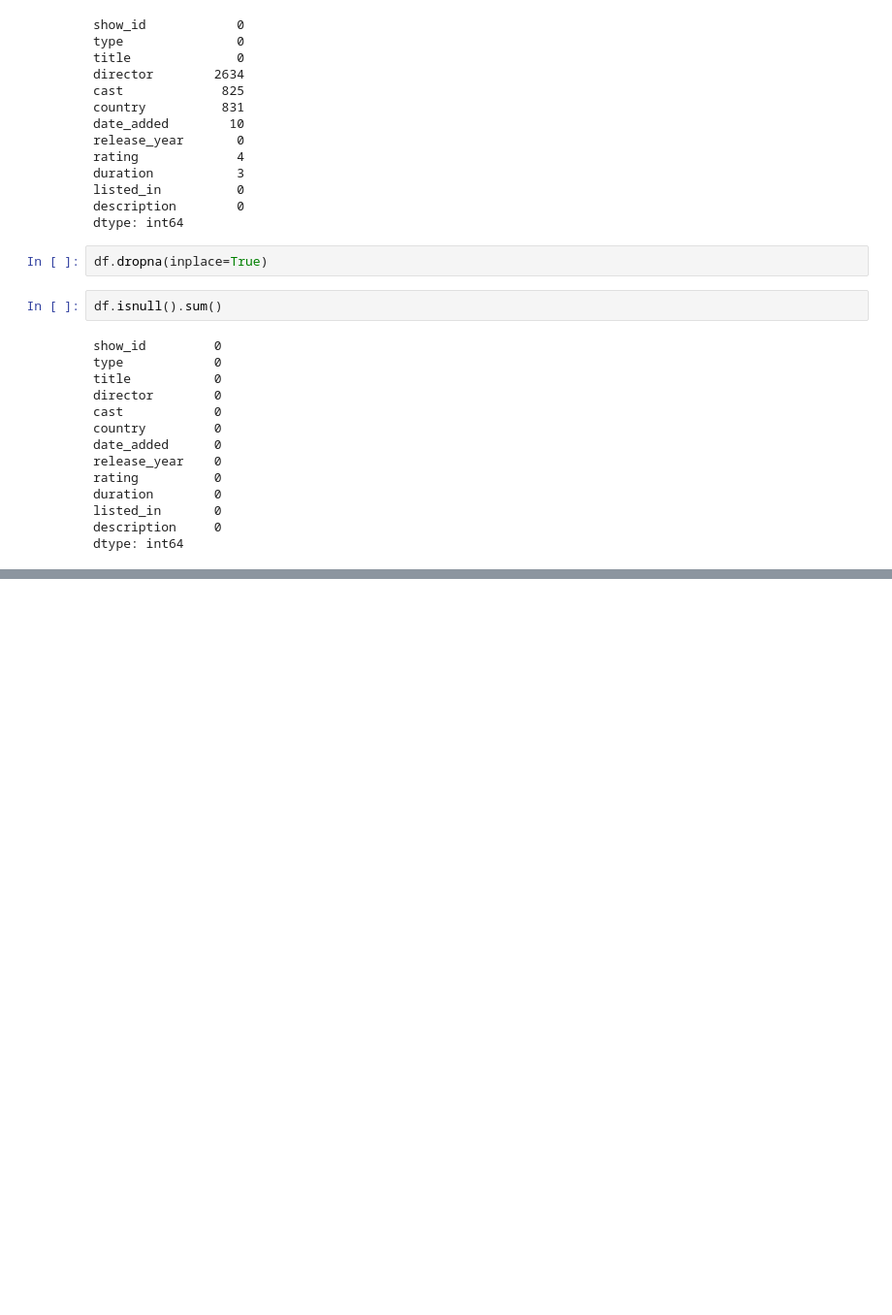
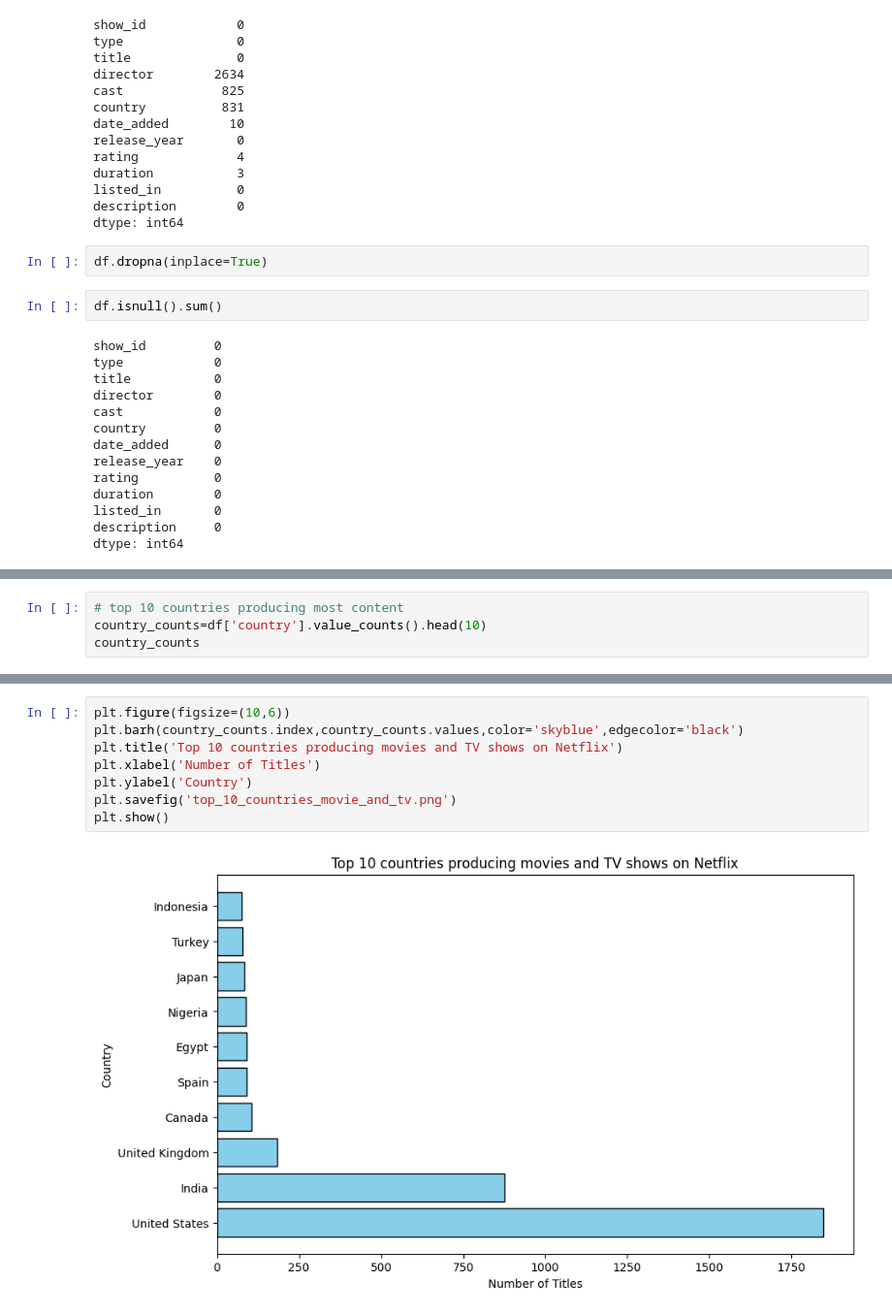
Before and after one commit to sky-shiva/Netflix_DataViz_Matplotlib, a Jupyter notebook: demo.ipynb, the cells around one changed output, grey strips where cells are left out. Shown at 97% size. Saved outputs shown, nothing was run; the diff lists cells and outputs as text; blank space fills up the shorter version.

```diff
--- a/demo.ipynb
+++ b/demo.ipynb
@@ -86,0 +90,4 @@ df.shape
+# %%
+# top 10 countries producing most content
+country_counts=df['country'].value_counts().head(10)
+country_counts
@@ -86,0 +107,10 @@ df.shape
+# %%
+plt.figure(figsize=(10,6))
+plt.barh(country_counts.index,country_counts.values,color='skyblue',edgecolor='black')
+plt.title('Top 10 countries producing movies and TV shows on Netflix')
+plt.xlabel('Number of Titles')
+plt.ylabel('Country')
+plt.savefig('top_10_countries_movie_and_tv.png')
+plt.show()
+# %% [output]
+[figure, added]
```
Also changed, not shown: parts of 11 cells of this notebook, 6 other files.
